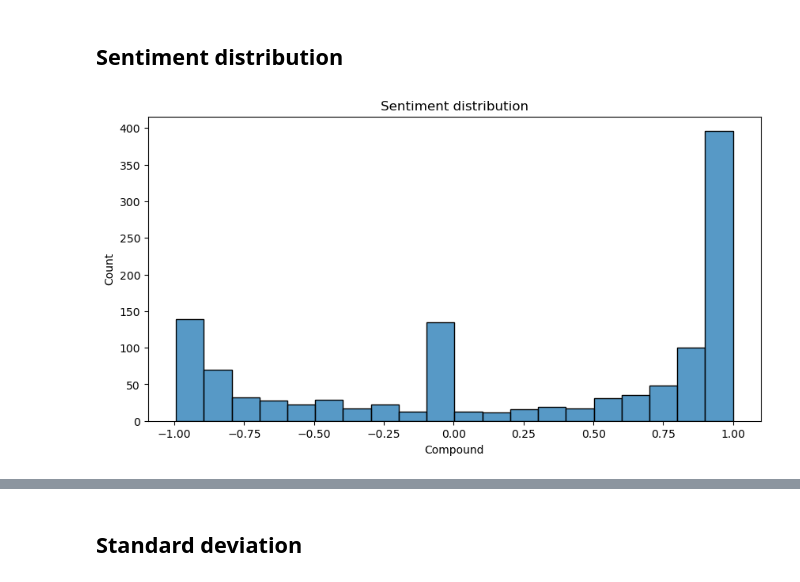
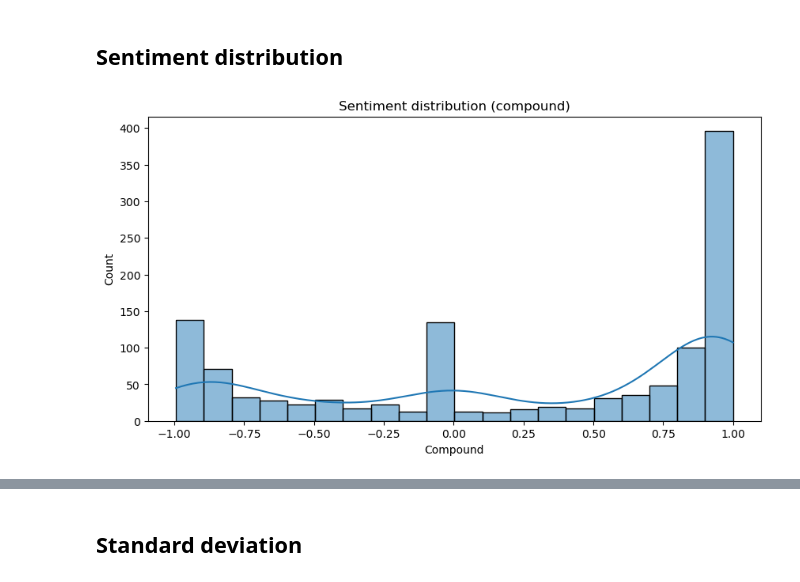
Before and after one commit to ThaddeusTeh2/IMDb-Snow-White-2025-Analysis, a Jupyter notebook: group_pro4.5.ipynb, the cells around one changed output, grey strips where cells are left out. Saved outputs shown, nothing was run; the diff lists cells and outputs as text; code cells hidden in the pictures.

Commit message:
updated 4.5 to contain sentiment dist for VADER neg/pos

```diff
--- a/group_pro4.5.ipynb
+++ b/group_pro4.5.ipynb
@@ -213,9 +213,9 @@ plt.show()
 ## Sentiment distribution
 # %%
 plt.figure(figsize=(10,5))
-sns.histplot(df['VADER_Compound'], bins=20, edgecolor='black')
-plt.title('Sentiment distribution')
+sns.histplot(df['VADER_Compound'], bins=20, edgecolor='black', kde=True)
+plt.title('Sentiment distribution (compound)')
 plt.xlabel('Compound')
 plt.show()
 # %% [output]
-[figure, old version]
+[figure, new version]
```
Also changed, not shown: parts of 5 cells of this notebook.
